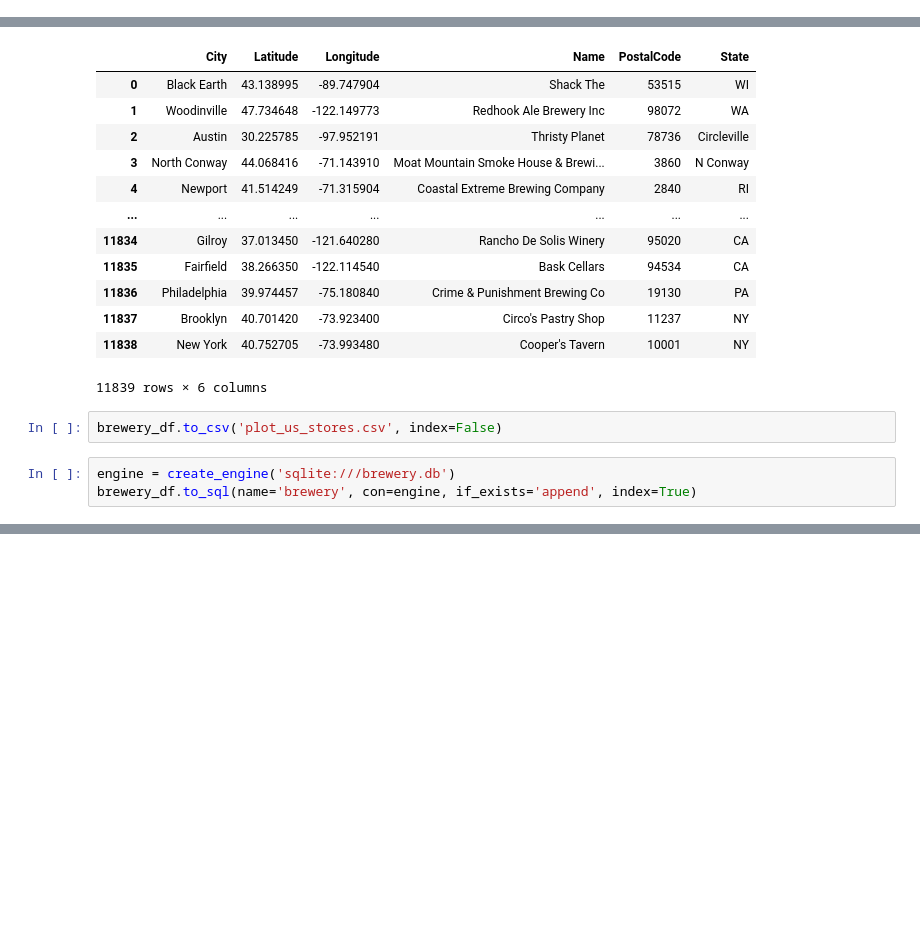
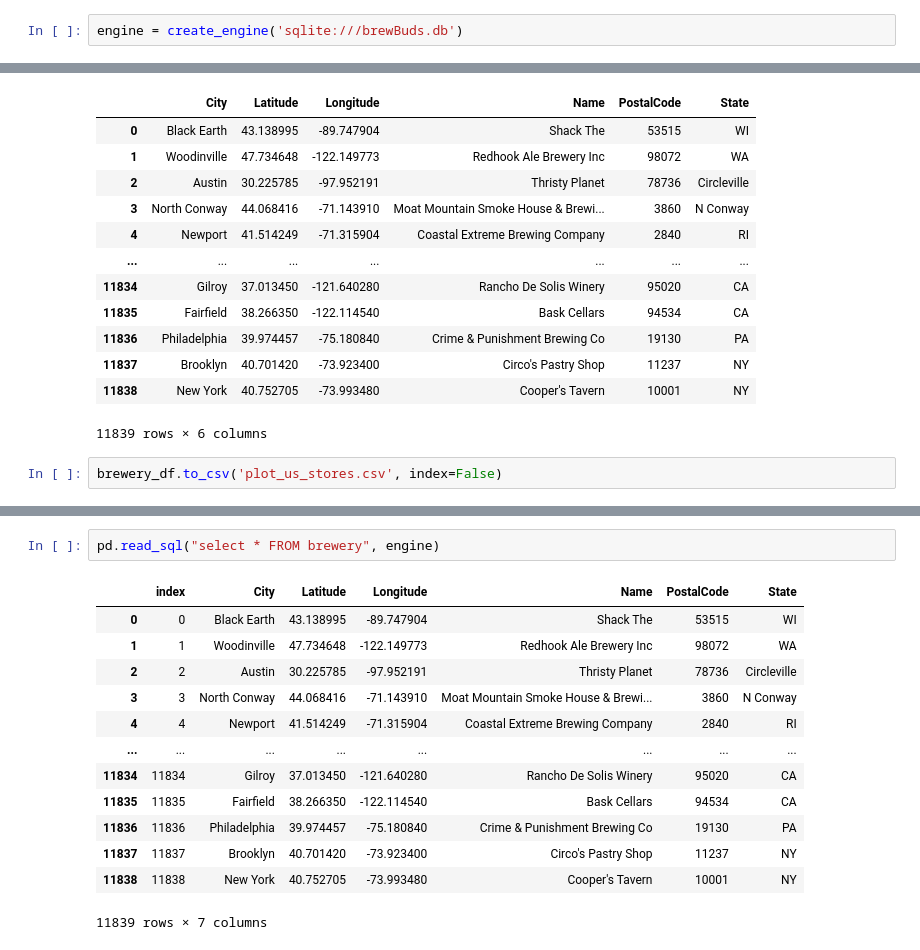
Before and after one commit to kcharlesr/brewBuds_project2, a Jupyter notebook: starbucks/starbucks_workbook.ipynb, the cells around one changed output, grey strips where cells are left out. Drawn from its saved outputs; the diff is of its cells as text; blank space fills up the shorter version.

```diff
--- a/starbucks/starbucks_workbook.ipynb
+++ b/starbucks/starbucks_workbook.ipynb
@@ -148,0 +146,2 @@ starbucks_df.to_sql(name='starbucks', con=engine, if_exists='append', index=True
+# %%
+engine = create_engine('sqlite:///brewBuds.db')
@@ -202,6 +203,3 @@ brewery_df
 11839 rows × 6 columns
 # %%
 brewery_df.to_csv('plot_us_stores.csv', index=False)
-# %%
-engine = create_engine('sqlite:///brewery.db')
-brewery_df.to_sql(name='brewery', con=engine, if_exists='append', index=True)
@@ -207,0 +226,16 @@ brewery_df.to_sql(name='brewery', con=engine, if_exists='append', index=True)
+# %%
+pd.read_sql("select * FROM brewery", engine)
+# %% [output]
+|  | index | City | Latitude | Longitude | Name | PostalCode | State |
+| 0 | 0 | Black Earth | 43.138995 | -89.747904 | Shack The | 53515 | WI |
+| 1 | 1 | Woodinville | 47.734648 | -122.149773 | Redhook Ale Brewery Inc | 98072 | WA |
+| 2 | 2 | Austin | 30.225785 | -97.952191 | Thristy Planet | 78736 | Circleville |
+| 3 | 3 | North Conway | 44.068416 | -71.143910 | Moat Mountain Smoke House & Brewi... | 3860 | N Conway |
+| 4 | 4 | Newport | 41.514249 | -71.315904 | Coastal Extreme Brewing Company | 2840 | RI |
+| ... | ... | ... | ... | ... | ... | ... | ... |
+| 11834 | 11834 | Gilroy | 37.013450 | -121.640280 | Rancho De Solis Winery | 95020 | CA |
+| 11835 | 11835 | Fairfield | 38.266350 | -122.114540 | Bask Cellars | 94534 | CA |
+| 11836 | 11836 | Philadelphia | 39.974457 | -75.180840 | Crime & Punishment Brewing Co | 19130 | PA |
+| 11837 | 11837 | Brooklyn | 40.701420 | -73.923400 | Circo's Pastry Shop | 11237 | NY |
+| 11838 | 11838 | New York | 40.752705 | -73.993480 | Cooper's Tavern | 10001 | NY |
+11839 rows × 7 columns
```
Also changed, not shown: parts of 11 cells of this notebook, 6 other files.
